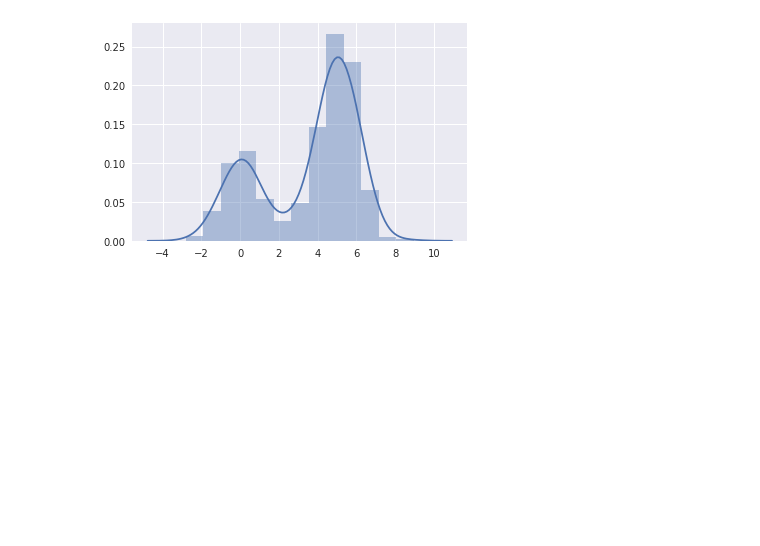
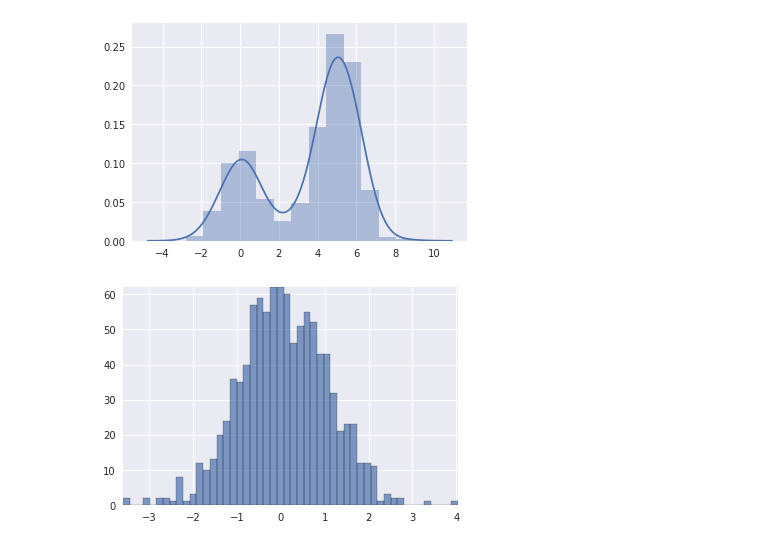
Before and after one commit to OnlyBelter/jupyter-note, a Jupyter notebook: matplotlib_basic/02 Examples/01 直方图.ipynb, the cells around one changed output. Saved outputs shown, nothing was run; the diff lists cells and outputs as text; code cells hidden in the pictures; blank space fills up the shorter version.

```diff
--- a/matplotlib_basic/02 Examples/01 直方图.ipynb
+++ b/matplotlib_basic/02 Examples/01 直方图.ipynb
@@ -87,3 +87,46 @@ sns.distplot(x)
 # %% [output]
 <matplotlib.axes._subplots.AxesSubplot at 0x...>
 [figure]
+# %%
+import numpy as np
+import matplotlib.pyplot as plt
+import matplotlib.patches as patches
+import matplotlib.path as path
+
+fig, ax = plt.subplots()
+
+# Fixing random state for reproducibility
+np.random.seed(19680801)
+
+
+# histogram our data with numpy
+
+data = np.random.randn(1000)
+n, bins = np.histogram(data, 50)
+
+# get the corners of the rectangles for the histogram
+left = np.array(bins[:-1])
+right = np.array(bins[1:])
+bottom = np.zeros(len(left))
+top = bottom + n
+
+
+# we need a (numrects x numsides x 2) numpy array for the path helper
+# function to build a compound path
+XY = np.array([[left, left, right, right], [bottom, top, top, bottom]]).T
+
+# get the Path object
+barpath = path.Path.make_compound_path_from_polys(XY)
+
+# make a patch out of it
+# https://matplotlib.org/api/_as_gen/matplotlib.patches.Patch.html
+patch = patches.PathPatch(barpath, alpha=0.7)
+ax.add_patch(patch)
+
+# update the view limits
+ax.set_xlim(left[0], right[-1])
+ax.set_ylim(bottom.min(), top.max())
+
+plt.show()
+# %% [output]
+[figure, added]
```
Also changed, not shown: 7 other files.
